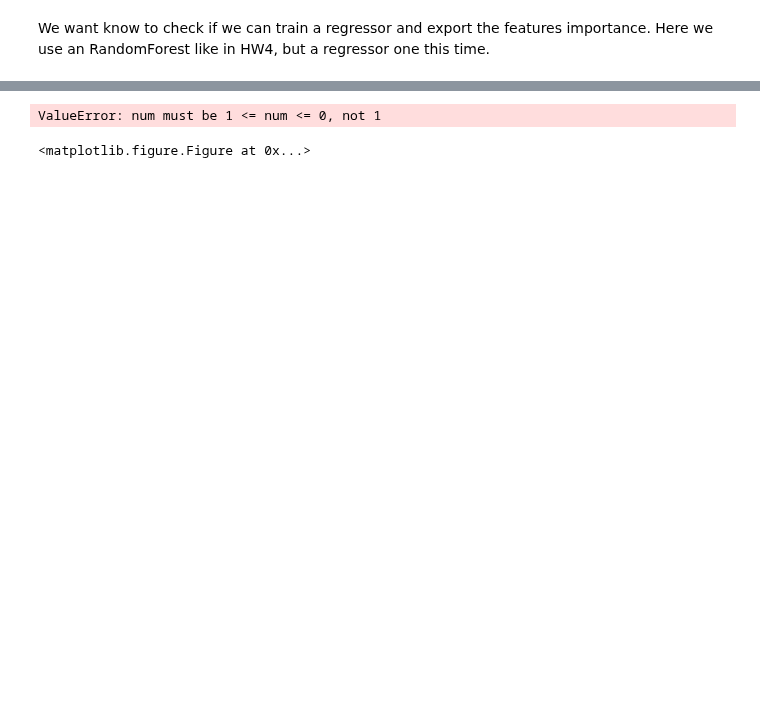
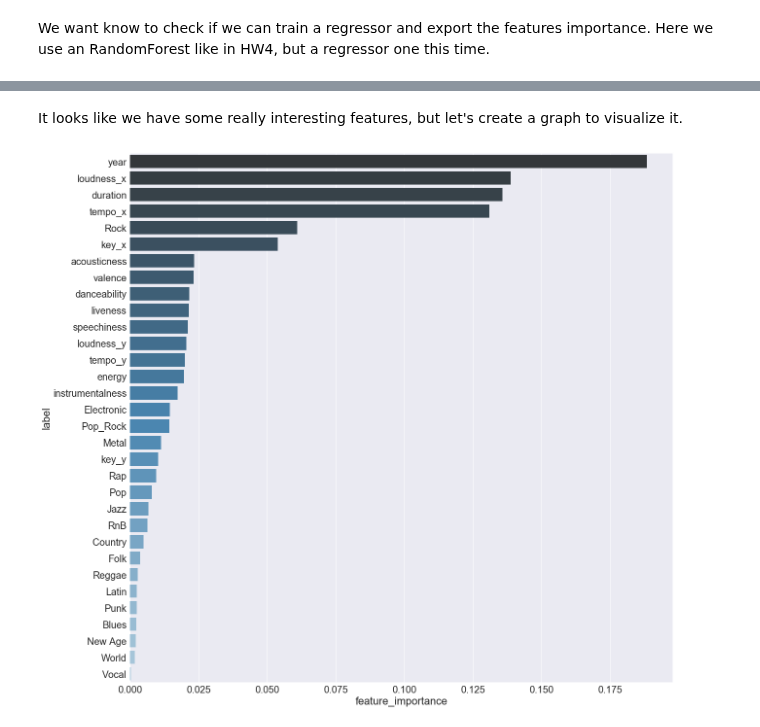
Before and after one commit to AWehenkel/ADA-2017, a Jupyter notebook: FinalProject/split notebooks/Feature Analysis.ipynb, the cells around one changed output, grey strips where cells are left out. Drawn from its saved outputs; the diff is of its cells as text; code cells hidden in the pictures; blank space fills up the shorter version.

```diff
--- a/FinalProject/split notebooks/Feature Analysis.ipynb
+++ b/FinalProject/split notebooks/Feature Analysis.ipynb
@@ -148,14 +165,25 @@ df_stage3 = df_stage2.drop(['album_release', 'track_popularity', 'duration_ms'],
 # %% [markdown]
 We want know to check if we can train a regressor and export the features importance. Here we use an RandomForest like in HW4, but a regressor one this time.
 # %%
-regressor = RandomForestRegressor(n_jobs=-1, n_estimators = 400, verbose=True)
+from sklearn.externals import joblib
+COMPUTE = True
 
-df_stage4 = df_stage3.copy().dropna(subset=['song_hotttnesss'])
+if COMPUTE:
 
-train_set = df_stage4.drop(['song_hotttnesss', 'nb_genre'], axis=1)
-train_set = train_set.fillna(-1)
+    regressor = RandomForestRegressor(n_jobs=-1, n_estimators = 400, verbose=True)
 
-train_label = df_stage4.song_hotttnesss
+    df_stage4 = df_stage3.copy().dropna(subset=['song_hotttnesss'])
 
-regressor.fit(train_set, train_label)
+    train_set = df_stage4.drop(['song_hotttnesss'], axis=1)
+    train_set = train_set.fillna(-1)
+
+    train_label = df_stage4.song_hotttnesss
+
+    regressor.fit(train_set, train_label)
+
+    joblib.dump(regressor, 'completeRegressor.pkl')
+
+else:
+
+    regressor = joblib.load('completeRegressor.pkl')
 # %% [output]
@@ -199,5 +231,14 @@ sum
-# %%
-pd.DataFrame([train_set.columns,regressor.feature_importances_]).hist()
-# %% [output]
-ValueError: num must be 1 <= num <= 0, not 1
-<matplotlib.figure.Figure at 0x...>
+# %% [markdown]
+It looks like we have some really interesting features, but let's create a graph to visualize it.
+# %%
+feature_importance_df = pd.DataFrame({'label': train_set.columns, 'feature_importance' : regressor.feature_importances_})
+order = np.flipud(feature_importance_df.sort_values(by='feature_importance').label)
+# %%
+sns.set(font_scale=2)
+fig, ax = plt.subplots(figsize=(20,20))
+
+snsplot = sns.barplot(x='feature_importance', y='label', data=feature_importance_df, palette="Blues_d", order=order)
+
+snsplot.figure.savefig("../datastory/figures/RandomForest_feature_importance.png")
+# %% [output]
+[figure, added]
```
Also changed, not shown: parts of 22 cells of this notebook, 9 other files.
